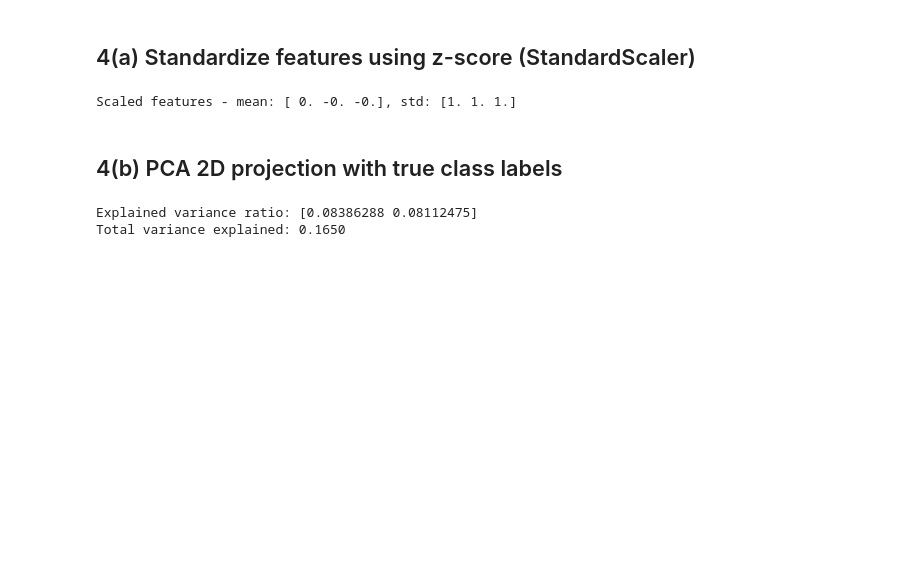
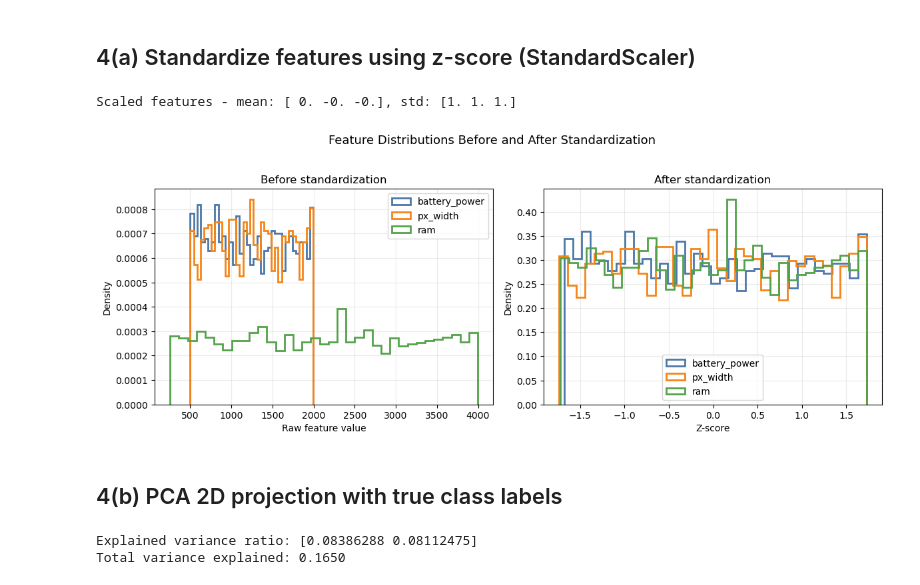
Before and after one commit to RaisoLiu/DM2026-Assignment-2, a Jupyter notebook: Q4_PCA_KMeans.ipynb, the cells around one changed output. Drawn from its saved outputs; the diff is of its cells as text; code cells hidden in the pictures; blank space fills up the shorter version.

Commit message:
Update assignment report and notebooks

```diff
--- a/Q4_PCA_KMeans.ipynb
+++ b/Q4_PCA_KMeans.ipynb
@@ -25,6 +25,36 @@ X_scaled = scaler.fit_transform(X)
 print(f"Scaled features - mean: {X_scaled.mean(axis=0)[:3].round(6)}, std: {X_scaled.std(axis=0)[:3].round(4)}")
 # %% [output]
 Scaled features - mean: [ 0. -0. -0.], std: [1. 1. 1.]
+# %%
+# Distribution comparison before and after standardization
+feature_names = df.drop('price_range', axis=1).columns.tolist()
+X_scaled_df = pd.DataFrame(X_scaled, columns=feature_names)
+selected_features = ['battery_power', 'px_width', 'ram']
+feature_colors = ['#4c78a8', '#f58518', '#54a24b']
+
+fig, axes = plt.subplots(1, 2, figsize=(12, 4.5))
+for feature, color in zip(selected_features, feature_colors):
+    axes[0].hist(df[feature], bins=35, density=True, histtype='step', linewidth=2, label=feature, color=color)
+    axes[1].hist(X_scaled_df[feature], bins=35, density=True, histtype='step', linewidth=2, label=feature, color=color)
+
+axes[0].set_title('Before standardization')
+axes[0].set_xlabel('Raw feature value')
+axes[0].set_ylabel('Density')
+axes[0].grid(True, alpha=0.25)
+axes[0].legend()
+
+axes[1].set_title('After standardization')
+axes[1].set_xlabel('Z-score')
+axes[1].set_ylabel('Density')
+axes[1].grid(True, alpha=0.25)
+axes[1].legend()
+
+plt.suptitle('Feature Distributions Before and After Standardization', fontsize=13, y=1.03)
+plt.tight_layout()
+plt.savefig('report/figures/q4_standardization_distribution.png', dpi=150, bbox_inches='tight')
+plt.show()
+# %% [output]
+[figure, added]
 # %% [markdown]
 ## 4(b) PCA 2D projection with true class labels
 # %%
```
Also changed, not shown: parts of 2 cells of this notebook, 32 other files.
